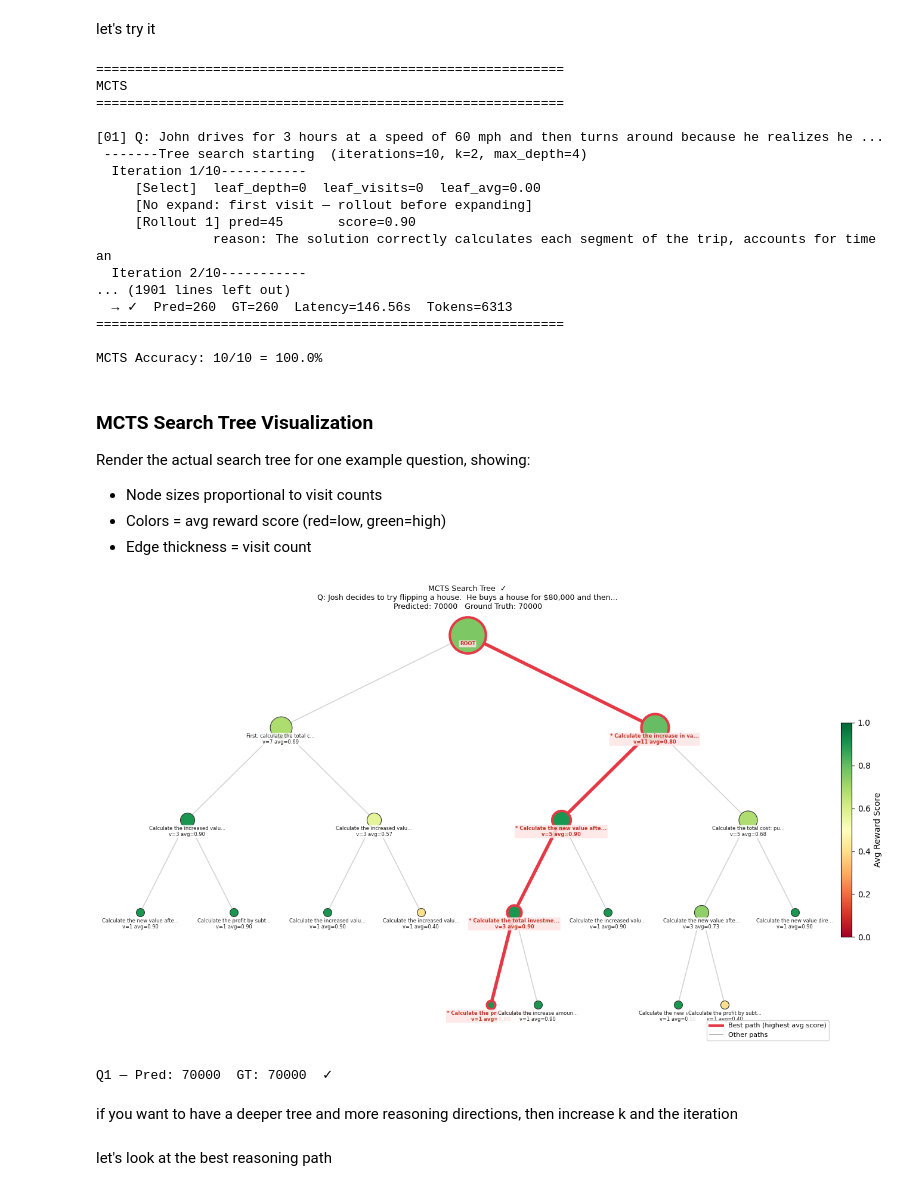
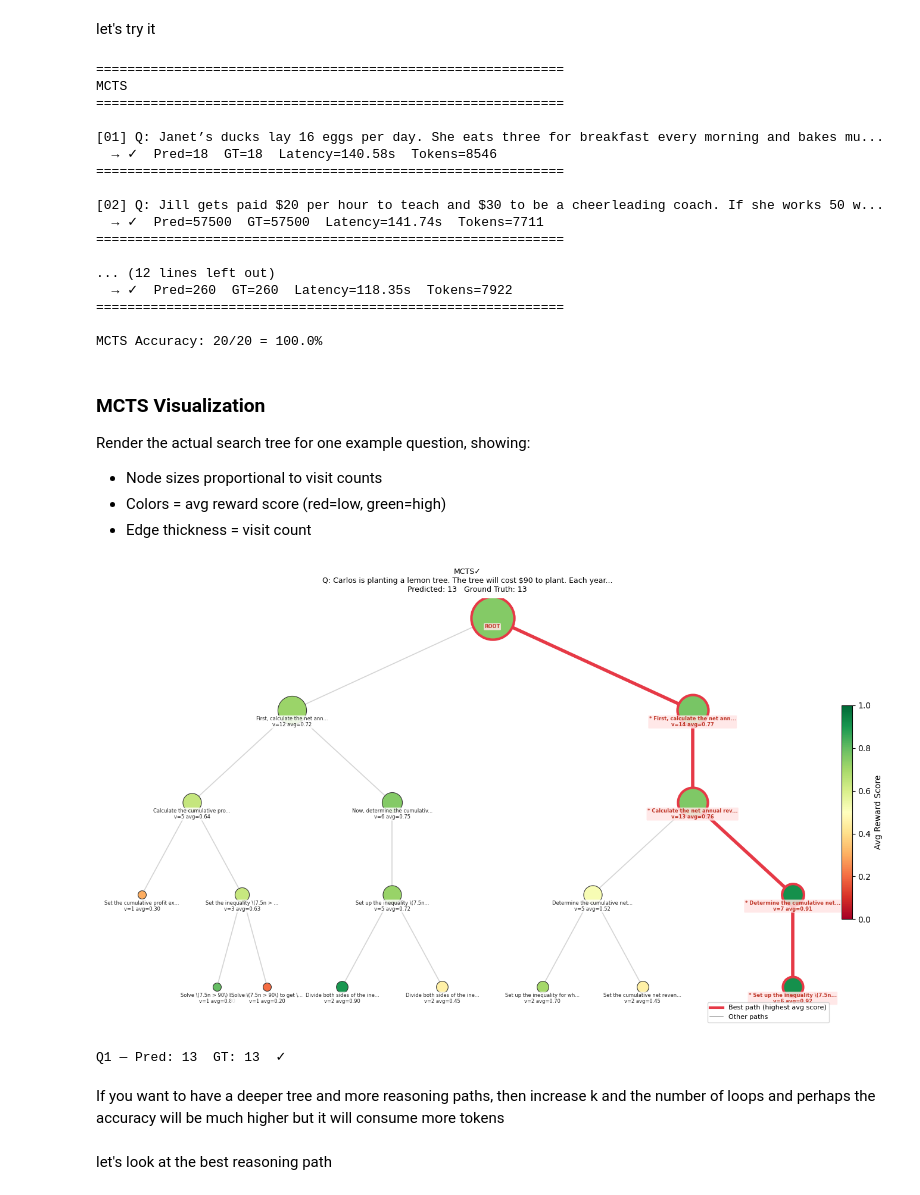
Before and after one commit to CallmeTruong/llm-reasoning-scaffolding, a Jupyter notebook: MCTS_LLM.ipynb, the cells around one changed output. Drawn from its saved outputs; the diff is of its cells as text; code cells hidden in the pictures.

```diff
--- a/MCTS_LLM.ipynb
+++ b/MCTS_LLM.ipynb
@@ -53,4 +58,4 @@ get some sample
 # %%
-df_test = gsm8k_to_dataframe(num_examples=10).sample(frac=1, random_state=42).reset_index(drop=True) #edit the number of sample you want to take here
+df_test = gsm8k_to_dataframe(num_examples=20).sample(frac=1, random_state=42).reset_index(drop=True) #edit the number of sample you want to take here
 print(df_test[['question','true_answer']])
 # %% [output]
@@ -686,23 +756,24 @@ print('MCTS')
 print('=' * 60)
 results_mcts = []
 
-for i, row in df_test.iterrows():
-    question = row['question']
-    problem  = f'Question: {question}\nLet me think step by step.'
+with LimitedOutput(head=20, tail=15):
+    for i, row in df_test.iterrows():
+        question = row['question']
+        problem  = f'Question: {question}\nLet me think step by step.'
 
-    print(f'\n[{i+1:02d}] Q: {question[:90]}...')
-    result  = mcts(problem, question, iterations=10, k=2, verbose=True)
-    correct = str(result.get('final')).strip() == str(row['true_answer']).strip()
-    r_store = {k: v for k, v in result.items() if k != 'root'}
-    r_store['root']       = result['root']
-    r_store['correct']    = int(correct)
-    r_store['question']   = question
-    r_store['true_answer'] = row['true_answer']
-    results_mcts.append(r_store)
-    mark = '✓' if correct else '✗'
-    print(f'  → {mark}  Pred={result.get("final")}  GT={row["true_answer"]}  '
-        f'Latency={result.get("latency")}s  Tokens={result.get("tokens_used", 0)}')
-    print('=' * 60)
+        print(f'\n[{i+1:02d}] Q: {question[:90]}...')
+        result  = mcts(problem, question, iterations=20, k=2, verbose=False)
+        correct = str(result.get('final')).strip() == str(row['true_answer']).strip()
+        r_store = {k: v for k, v in result.items() if k != 'root'}
+        r_store['root']        = result['root']
+        r_store['correct']     = int(correct)
+        r_store['question']    = question
+        r_store['true_answer'] = row['true_answer']
+        results_mcts.append(r_store)
+        mark = '✓' if correct else '✗'
+        print(f'  → {mark}  Pred={result.get("final")}  GT={row["true_answer"]}  '
+            f'Latency={result.get("latency")}s  Tokens={result.get("tokens_used", 0)}')
+        print('=' * 60)
 
 acc_mcts = sum(r['correct'] for r in results_mcts) / len(results_mcts)
 print(f'\nMCTS Accuracy: {sum(r["correct"] for r in results_mcts)}/{len(results_mcts)} = {acc_mcts:.1%}')
@@ -711,21 +782,21 @@ print(f'\nMCTS Accuracy: {sum(r["correct"] for r in results_mcts)}/{len(results_
 MCTS
 ============================================================
 
-[01] Q: John drives for 3 hours at a speed of 60 mph and then turns around because he realizes he ...
- -------Tree search starting  (iterations=10, k=2, max_depth=4)
-  Iteration 1/10-----------
-     [Select]  leaf_depth=0  leaf_visits=0  leaf_avg=0.00
-     [No expand: first visit — rollout before expanding]
-     [Rollout 1] pred=45       score=0.90
-               reason: The solution correctly calculates each segment of the trip, accounts for time an
-  Iteration 2/10-----------
-... (1901 lines left out)
-  → ✓  Pred=260  GT=260  Latency=146.56s  Tokens=6313
+[01] Q: Janet’s ducks lay 16 eggs per day. She eats three for breakfast every morning and bakes mu...
+  → ✓  Pred=18  GT=18  Latency=140.58s  Tokens=8546
 ============================================================
 
-MCTS Accuracy: 10/10 = 100.0%
+[02] Q: Jill gets paid $20 per hour to teach and $30 to be a cheerleading coach. If she works 50 w...
+  → ✓  Pred=57500  GT=57500  Latency=141.74s  Tokens=7711
+============================================================
+
+... (12 lines left out)
+  → ✓  Pred=260  GT=260  Latency=118.35s  Tokens=7922
+============================================================
+
+MCTS Accuracy: 20/20 = 100.0%
 # %% [markdown]
-### MCTS Search Tree Visualization
+### MCTS Visualization
 
 Render the actual search tree for one example question, showing:
 - Node sizes proportional to visit counts
@@ -848,27 +919,27 @@ def draw_mcts_tree(root_node, question, true_answer, predicted_answer, ax=None):
     short_q = question[:75] + ('...' if len(question) > 75 else '')
     mark = '✓' if str(predicted_answer) == str(true_answer) else '✗'
     ax.set_title(
-        f'MCTS Search Tree  {mark}\n'
+        f'MCTS{mark}\n'
         f'Q: {short_q}\n'
         f'Predicted: {predicted_answer}   Ground Truth: {true_answer}',
         fontsize=9, pad=8
     )
 # %%
 #visualize tree
-r0 = results_mcts[5]  #choose which Q&A you wait to visualize
+r0 = results_mcts[15]  #choose which Q&A you wait to visualize
 
 
 fig, ax = plt.subplots(figsize=(15, 8))
 draw_mcts_tree(r0['root'], r0['question'], r0['true_answer'], r0['final'], ax=ax)
 plt.tight_layout()
 plt.savefig('mcts_tree_q1.png', dpi=150, bbox_inches='tight')
 plt.show()
 print(f"Q1 — Pred: {r0['final']}  GT: {r0['true_answer']}  {'✓' if r0['correct'] else '✗'}")
 # %% [output]
-[figure, old version]
+[figure, new version]
-Q1 — Pred: 70000  GT: 70000  ✓
+Q1 — Pred: 13  GT: 13  ✓
 # %% [markdown]
-if you want to have a deeper tree and more reasoning directions, then increase k and the iteration
+If you want to have a deeper tree and more reasoning paths, then increase k and the number of loops and perhaps the accuracy will be much higher but it will consume more tokens
 # %% [markdown]
 let's look at the best reasoning path
 # %%
```
Also changed, not shown: parts of 26 cells of this notebook, 7 other files.
